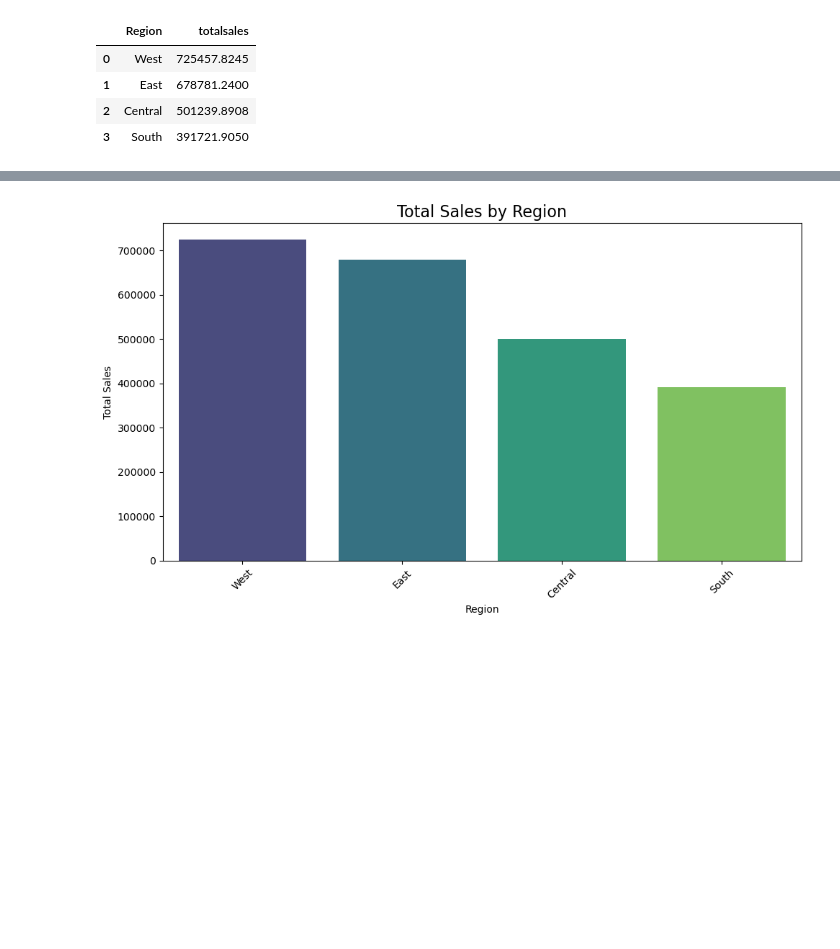
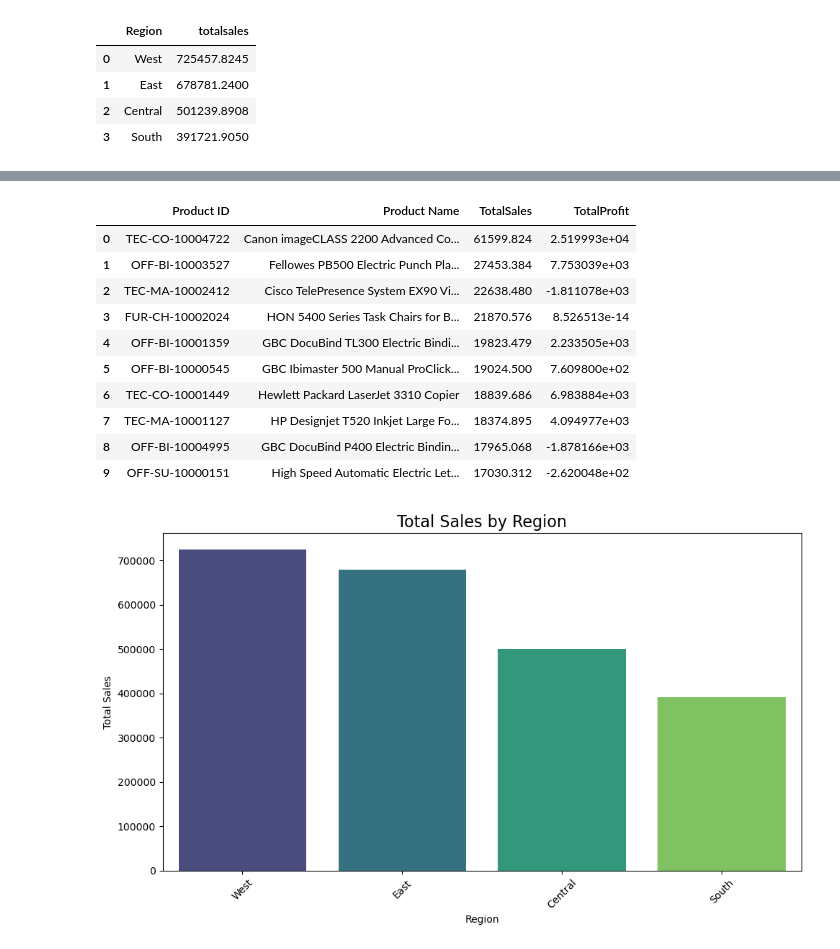
Before and after one commit to Yvonneamg/Ecommerce_Sales_Analysis, a Jupyter notebook: Ecommerce_Sales_Analysis.ipynb, the cells around one changed output, grey strips where cells are left out. Cells and saved outputs as stored; diff of their text form; code cells hidden in the pictures; blank space fills up the shorter version.

```diff
--- a/Ecommerce_Sales_Analysis.ipynb
+++ b/Ecommerce_Sales_Analysis.ipynb
@@ -290,3 +537,29 @@ sales_by_region
+# %%
+# What product generates more revenue
+Revenue_product_Query="""
+SELECT "Product ID",
+"Product Name",
+SUM(Sales) AS TotalSales,
+SUM(Profit) AS TotalProfit
+from sales
+group by "Product ID", "Product Name"
+order by TotalSales desc
+limit 10;
+"""
+Revenue_product=pd.read_sql_query(Revenue_product_Query, conn)
+Revenue_product
+# %% [output]
+|  | Product ID | Product Name | TotalSales | TotalProfit |
+| 0 | TEC-CO-10004722 | Canon imageCLASS 2200 Advanced Co... | 61599.824 | 2.519993e+04 |
+| 1 | OFF-BI-10003527 | Fellowes PB500 Electric Punch Pla... | 27453.384 | 7.753039e+03 |
+| 2 | TEC-MA-10002412 | Cisco TelePresence System EX90 Vi... | 22638.480 | -1.811078e+03 |
+| 3 | FUR-CH-10002024 | HON 5400 Series Task Chairs for B... | 21870.576 | 8.526513e-14 |
+| 4 | OFF-BI-10001359 | GBC DocuBind TL300 Electric Bindi... | 19823.479 | 2.233505e+03 |
+| 5 | OFF-BI-10000545 | GBC Ibimaster 500 Manual ProClick... | 19024.500 | 7.609800e+02 |
+| 6 | TEC-CO-10001449 | Hewlett Packard LaserJet 3310 Copier | 18839.686 | 6.983884e+03 |
+| 7 | TEC-MA-10001127 | HP Designjet T520 Inkjet Large Fo... | 18374.895 | 4.094977e+03 |
+| 8 | OFF-BI-10004995 | GBC DocuBind P400 Electric Bindin... | 17965.068 | -1.878166e+03 |
+| 9 | OFF-SU-10000151 | High Speed Automatic Electric Let... | 17030.312 | -2.620048e+02 |
 # %%
 # Plot of sales by region
 plt.figure(figsize=(10, 6))
```
Also changed, not shown: parts of 27 cells of this notebook, 1 other file.
